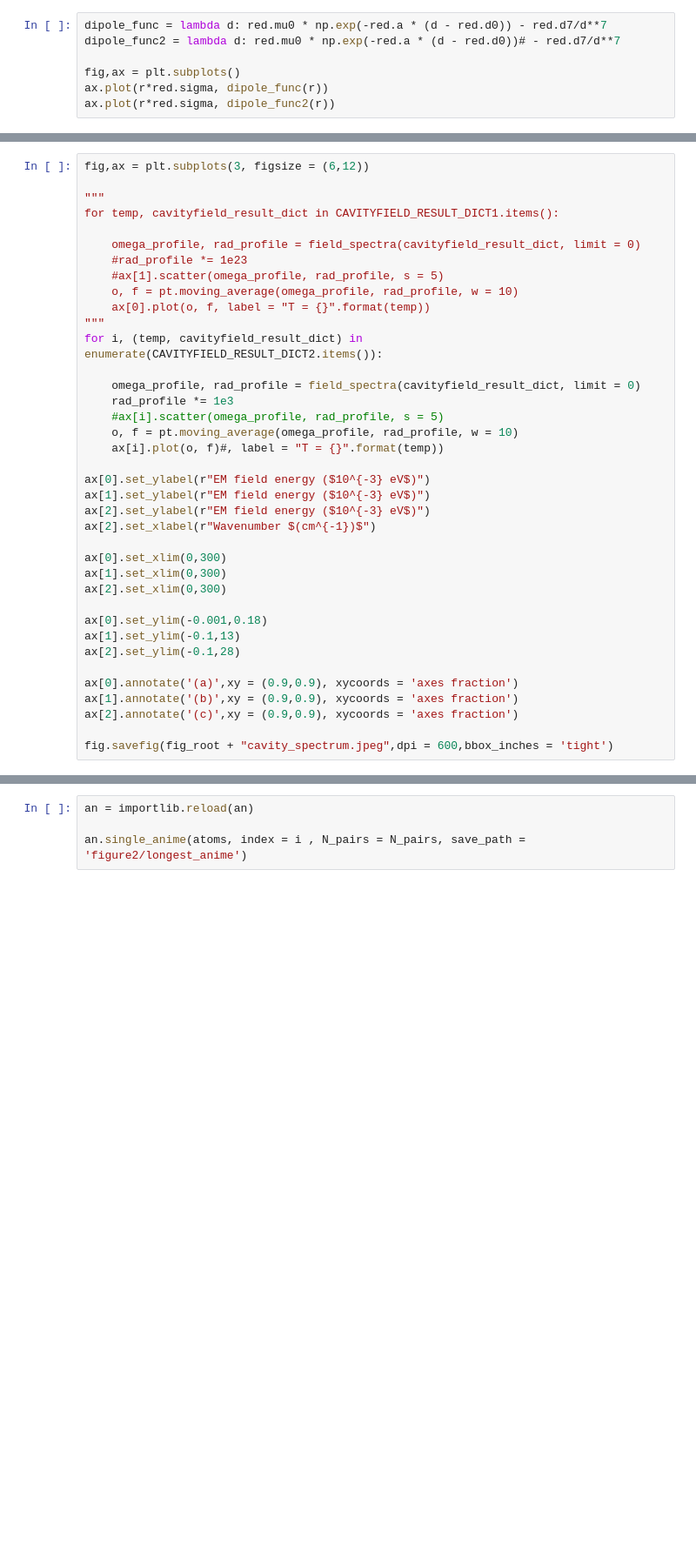
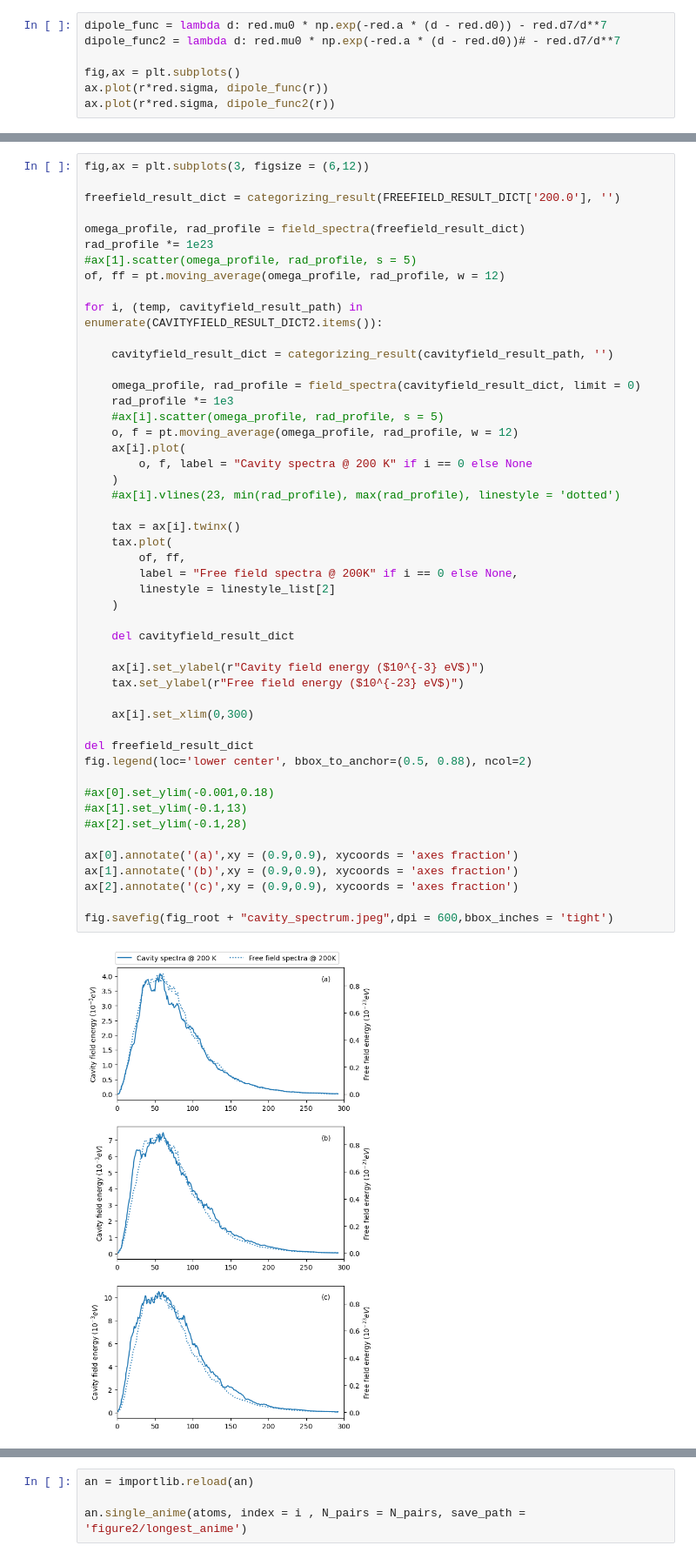
Before and after one commit to RibeiroGroup/Molecular-Dynamics-for-CIS, a Jupyter notebook: src/Plot-Copy1.ipynb, the cells around one changed output, grey strips where cells are left out. Shown at 87% size. Drawn from its saved outputs; the diff is of its cells as text; blank space fills up the shorter version.

```diff
--- a/src/Plot-Copy1.ipynb
+++ b/src/Plot-Copy1.ipynb
@@ -200,38 +284,51 @@ fig.savefig(fig_root + "free_spectrum.jpeg",dpi = 600, bbox_inches = 'tight')
 # %%
 fig,ax = plt.subplots(3, figsize = (6,12))
 
-"""
-for temp, cavityfield_result_dict in CAVITYFIELD_RESULT_DICT1.items():
+freefield_result_dict = categorizing_result(FREEFIELD_RESULT_DICT['200.0'], '')
 
-    omega_profile, rad_profile = field_spectra(cavityfield_result_dict, limit = 0)
-    #rad_profile *= 1e23
-    #ax[1].scatter(omega_profile, rad_profile, s = 5)
-    o, f = pt.moving_average(omega_profile, rad_profile, w = 10)
-    ax[0].plot(o, f, label = "T = {}".format(temp))
-"""
-for i, (temp, cavityfield_result_dict) in enumerate(CAVITYFIELD_RESULT_DICT2.items()):
+omega_profile, rad_profile = field_spectra(freefield_result_dict)
+rad_profile *= 1e23
+#ax[1].scatter(omega_profile, rad_profile, s = 5)
+of, ff = pt.moving_average(omega_profile, rad_profile, w = 12)
+
+for i, (temp, cavityfield_result_path) in enumerate(CAVITYFIELD_RESULT_DICT2.items()):
+
+    cavityfield_result_dict = categorizing_result(cavityfield_result_path, '')
 
     omega_profile, rad_profile = field_spectra(cavityfield_result_dict, limit = 0)
     rad_profile *= 1e3
     #ax[i].scatter(omega_profile, rad_profile, s = 5)
-    o, f = pt.moving_average(omega_profile, rad_profile, w = 10)
-    ax[i].plot(o, f)#, label = "T = {}".format(temp))
+    o, f = pt.moving_average(omega_profile, rad_profile, w = 12)
+    ax[i].plot(
+        o, f, label = "Cavity spectra @ 200 K" if i == 0 else None
+    )
+    #ax[i].vlines(23, min(rad_profile), max(rad_profile), linestyle = 'dotted')
 
-ax[0].set_ylabel(r"EM field energy ($10^{-3} eV$)")
-ax[1].set_ylabel(r"EM field energy ($10^{-3} eV$)")
-ax[2].set_ylabel(r"EM field energy ($10^{-3} eV$)")
-ax[2].set_xlabel(r"Wavenumber $(cm^{-1})$")
+    tax = ax[i].twinx()
+    tax.plot(
+        of, ff,
+        label = "Free field spectra @ 200K" if i == 0 else None,
+        linestyle = linestyle_list[2]
+    )
 
-ax[0].set_xlim(0,300)
-ax[1].set_xlim(0,300)
-ax[2].set_xlim(0,300)
+    del cavityfield_result_dict
 
-ax[0].set_ylim(-0.001,0.18)
-ax[1].set_ylim(-0.1,13)
-ax[2].set_ylim(-0.1,28)
+    ax[i].set_ylabel(r"Cavity field energy ($10^{-3} eV$)")
+    tax.set_ylabel(r"Free field energy ($10^{-23} eV$)")
+
+    ax[i].set_xlim(0,300)
+
+del freefield_result_dict
+fig.legend(loc='lower center', bbox_to_anchor=(0.5, 0.88), ncol=2)
+
+#ax[0].set_ylim(-0.001,0.18)
+#ax[1].set_ylim(-0.1,13)
+#ax[2].set_ylim(-0.1,28)
 
 ax[0].annotate('(a)',xy = (0.9,0.9), xycoords = 'axes fraction')
 ax[1].annotate('(b)',xy = (0.9,0.9), xycoords = 'axes fraction')
 ax[2].annotate('(c)',xy = (0.9,0.9), xycoords = 'axes fraction')
 
 fig.savefig(fig_root + "cavity_spectrum.jpeg",dpi = 600,bbox_inches = 'tight')
+# %% [output]
+[figure, added]
```
Also changed, not shown: parts of 24 cells of this notebook, 9 other files.
